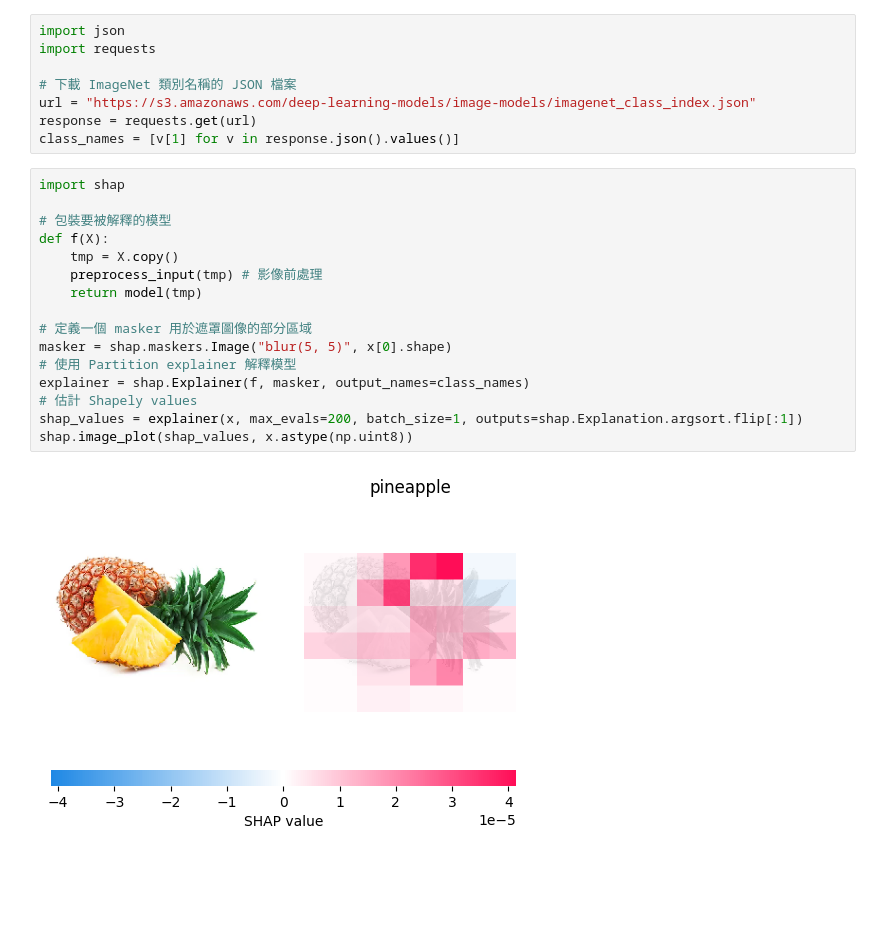
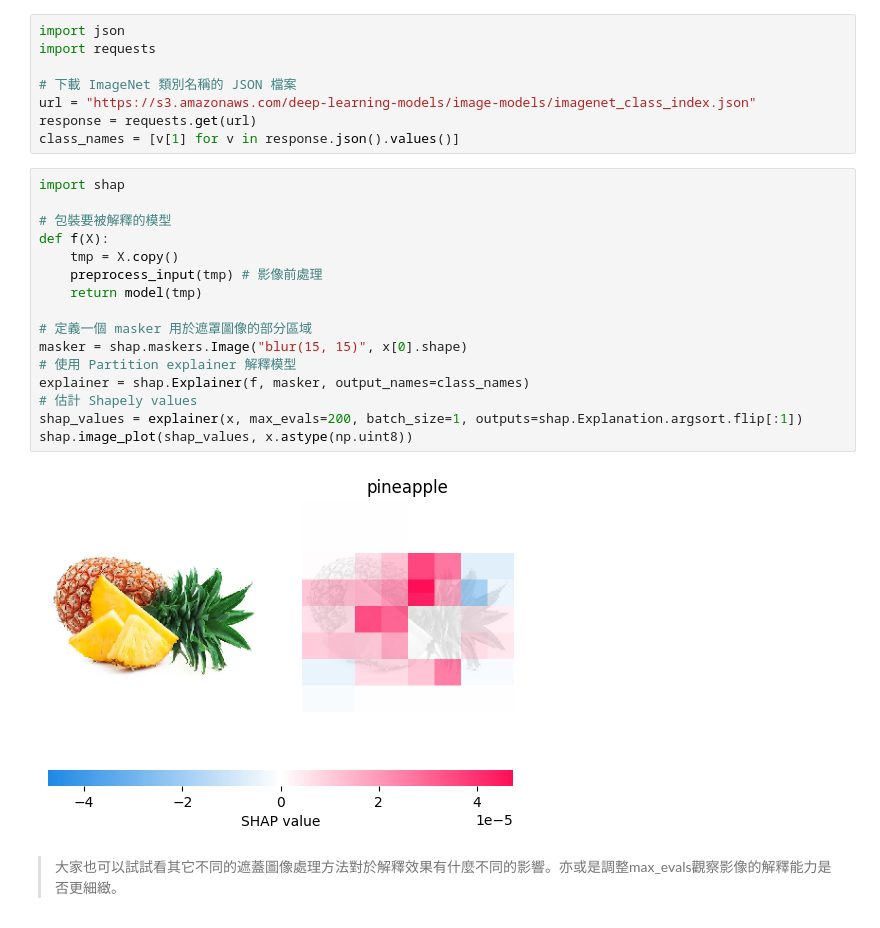
Before and after one commit to andy6804tw/crazyai-xai, a Jupyter notebook: code/使用SHAP解釋CNN模型.ipynb, the cells around one changed output. Cells and saved outputs as stored; diff of their text form; blank space fills up the shorter version.

```diff
--- a/code/使用SHAP解釋CNN模型.ipynb
+++ b/code/使用SHAP解釋CNN模型.ipynb
@@ -75,18 +79,20 @@ class_names = [v[1] for v in response.json().values()]
 # %%
 import shap
 
 # 包裝要被解釋的模型
 def f(X):
     tmp = X.copy()
     preprocess_input(tmp) # 影像前處理
     return model(tmp)
 
 # 定義一個 masker 用於遮罩圖像的部分區域
-masker = shap.maskers.Image("blur(5, 5)", x[0].shape)
+masker = shap.maskers.Image("blur(15, 15)", x[0].shape)
 # 使用 Partition explainer 解釋模型
 explainer = shap.Explainer(f, masker, output_names=class_names)
 # 估計 Shapely values
 shap_values = explainer(x, max_evals=200, batch_size=1, outputs=shap.Explanation.argsort.flip[:1])
 shap.image_plot(shap_values, x.astype(np.uint8))
 # %% [output]
-[figure, old version]
+[figure, new version]
+# %% [markdown]
+> 大家也可以試試看其它不同的遮蓋圖像處理方法對於解釋效果有什麼不同的影響。亦或是調整max_evals觀察影像的解釋能力是否更細緻。
```
Also changed, not shown: parts of 3 cells of this notebook.
